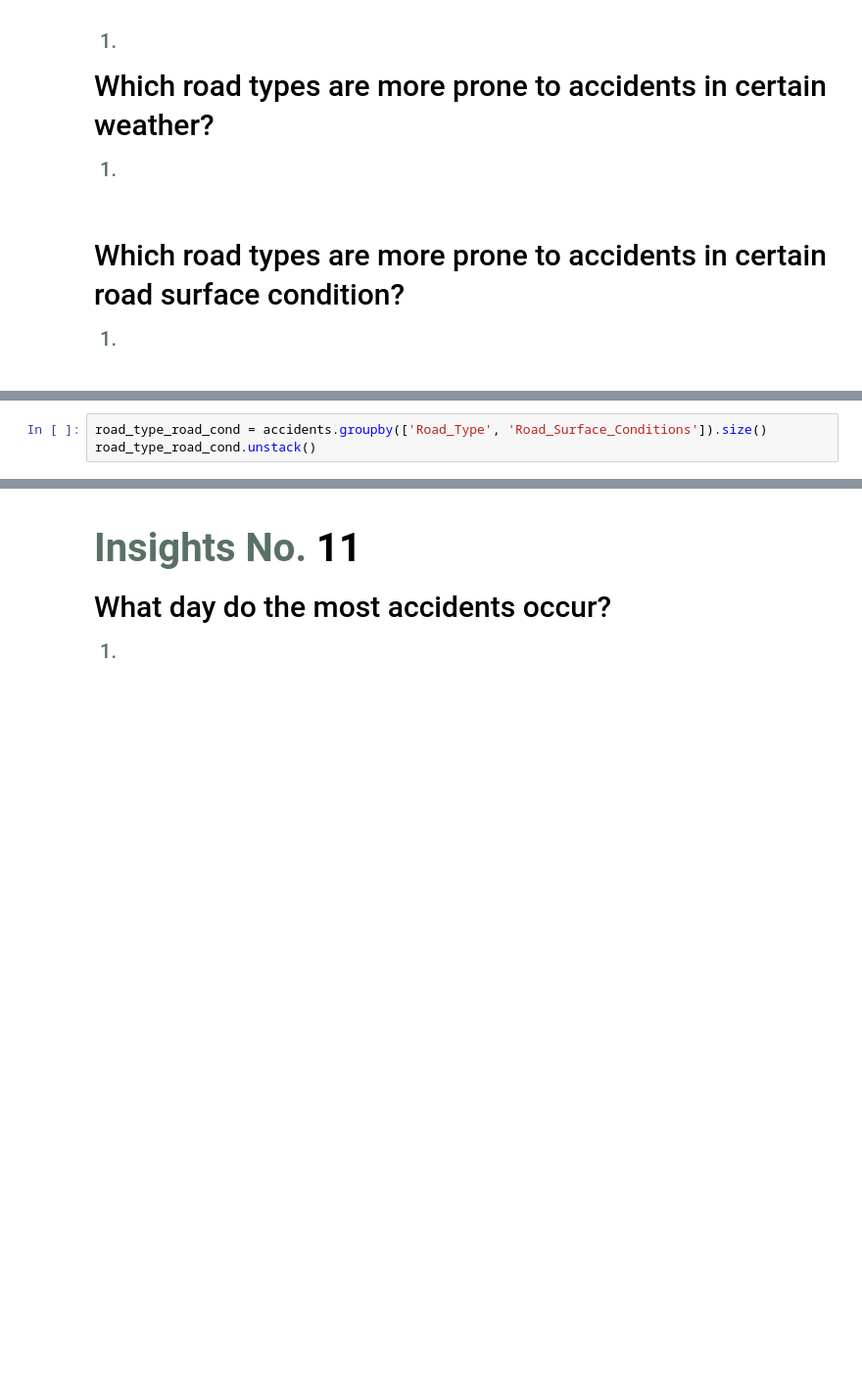
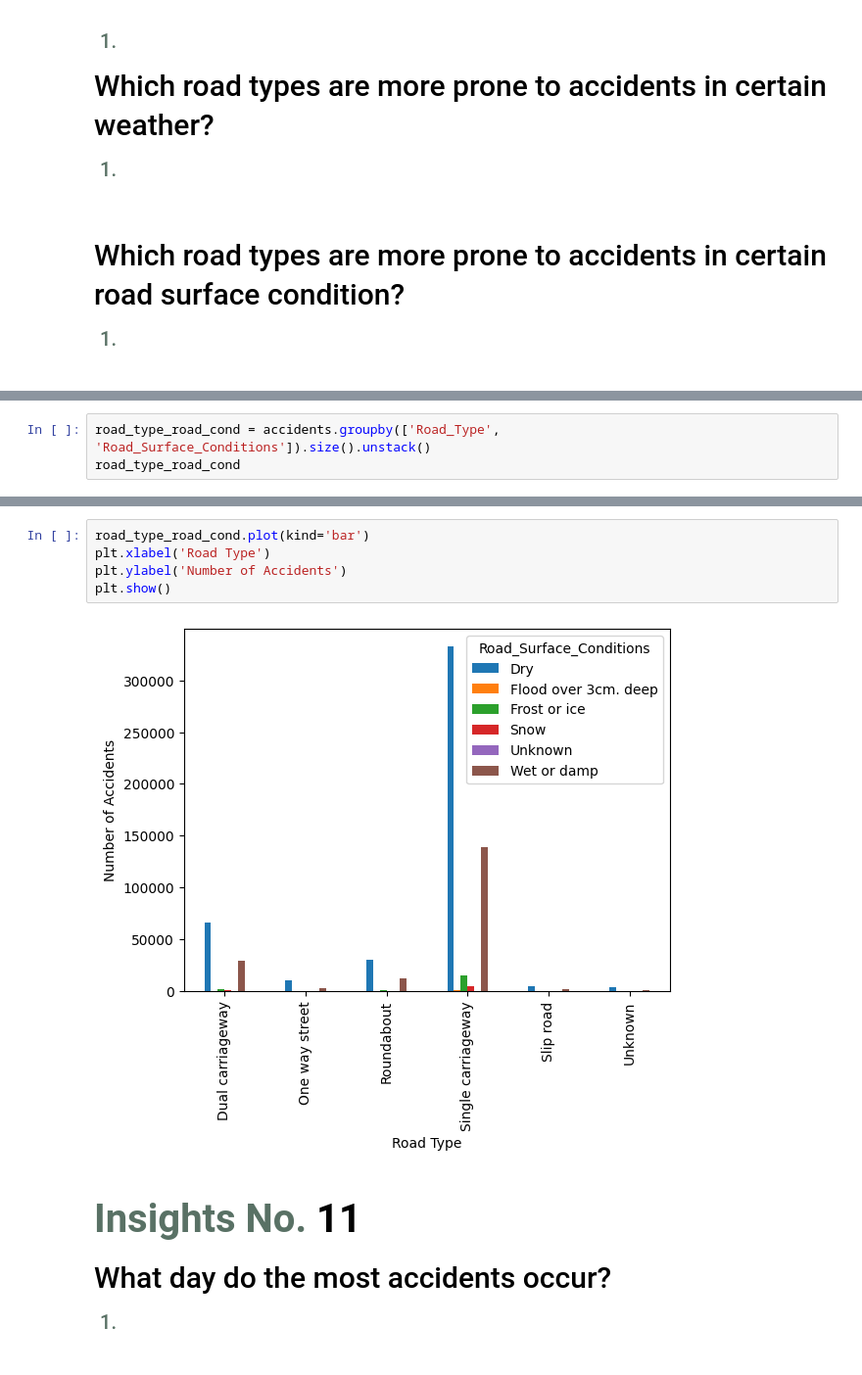
Before and after one commit to akagail/ITD-3B, a Jupyter notebook: ITD-3B/activity4.ipynb, the cells around one changed output, grey strips where cells are left out. Shown at 98% size. Saved outputs shown, nothing was run; the diff lists cells and outputs as text; blank space fills up the shorter version.

```diff
--- a/ITD-3B/activity4.ipynb
+++ b/ITD-3B/activity4.ipynb
@@ -824,3 +892,3 @@ road_type_weather_cond.unstack()
 # %%
-road_type_road_cond = accidents.groupby(['Road_Type', 'Road_Surface_Conditions']).size()
-road_type_road_cond.unstack()
+road_type_road_cond = accidents.groupby(['Road_Type', 'Road_Surface_Conditions']).size().unstack()
+road_type_road_cond
@@ -827,3 +904,10 @@ road_type_road_cond.unstack()
+# %%
+road_type_road_cond.plot(kind='bar')
+plt.xlabel('Road Type')
+plt.ylabel('Number of Accidents')
+plt.show()
+# %% [output]
+[figure, added]
 # %% [markdown]
 <h1 style='
     font-weight:700;
```
Also changed, not shown: parts of 28 cells of this notebook, 1 other file.
